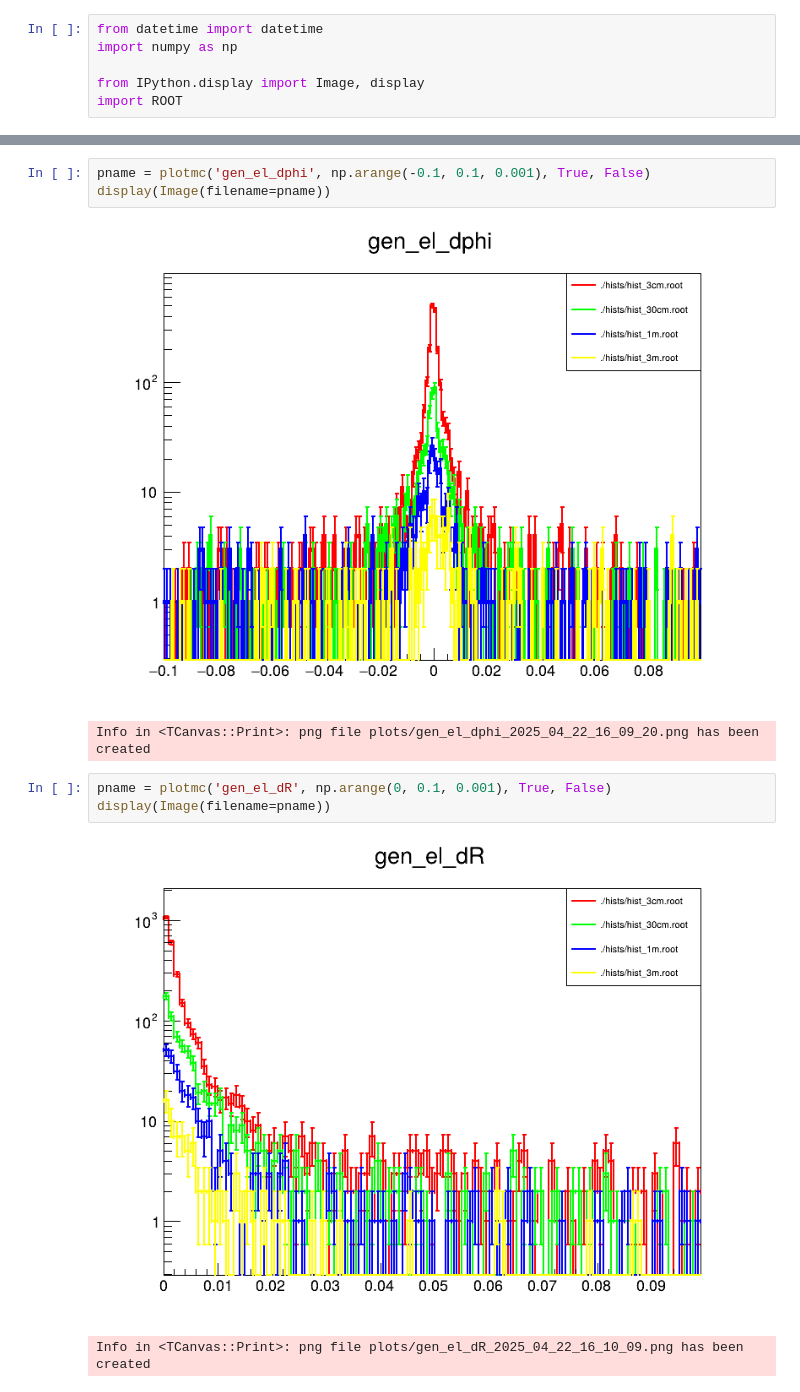
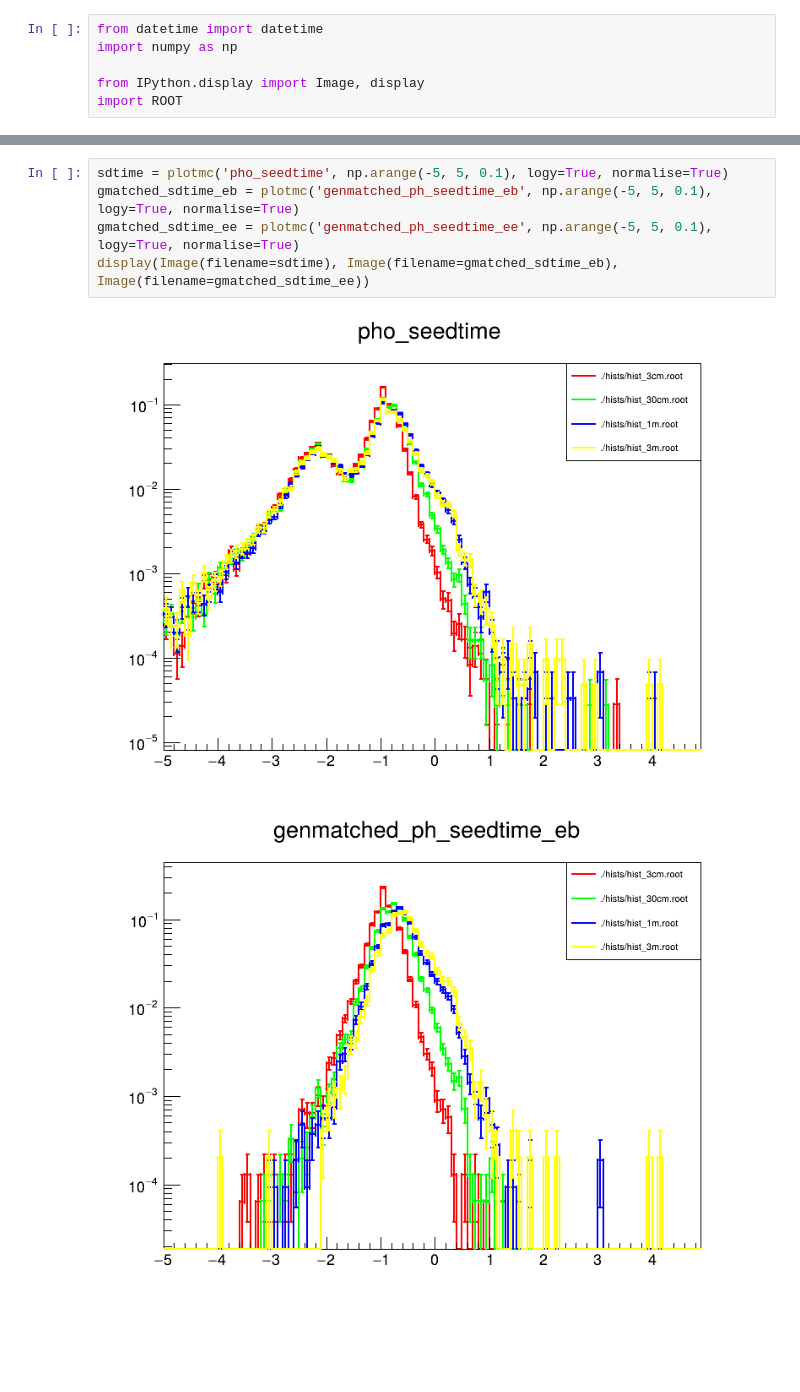
Before and after one commit to arsahasransu/LeptonDxyTriggerCMS, a Jupyter notebook: ProcessSeedTimeNanoToPlot/make_mc_plots.ipynb, the cells around one changed output, grey strips where cells are left out. Cells and saved outputs as stored; diff of their text form; blank space fills up the shorter version.

```diff
--- a/ProcessSeedTimeNanoToPlot/make_mc_plots.ipynb
+++ b/ProcessSeedTimeNanoToPlot/make_mc_plots.ipynb
@@ -76,12 +110,8 @@ Info in <TCanvas::Print>: png file plots/gen_el_deta_2025_04_22_16_08_42.png has
-# %%
-pname = plotmc('gen_el_dphi', np.arange(-0.1, 0.1, 0.001), True, False)
-display(Image(filename=pname))
-# %% [output]
-[figure, removed]
-Info in <TCanvas::Print>: png file plots/gen_el_dphi_2025_04_22_16_09_20.png has been created
-# %%
-pname = plotmc('gen_el_dR', np.arange(0, 0.1, 0.001), True, False)
-display(Image(filename=pname))
-# %% [output]
-[figure, removed]
-Info in <TCanvas::Print>: png file plots/gen_el_dR_2025_04_22_16_10_09.png has been created
+# %%
+sdtime = plotmc('pho_seedtime', np.arange(-5, 5, 0.1), logy=True, normalise=True)
+gmatched_sdtime_eb = plotmc('genmatched_ph_seedtime_eb', np.arange(-5, 5, 0.1), logy=True, normalise=True)
+gmatched_sdtime_ee = plotmc('genmatched_ph_seedtime_ee', np.arange(-5, 5, 0.1), logy=True, normalise=True)
+display(Image(filename=sdtime), Image(filename=gmatched_sdtime_eb), Image(filename=gmatched_sdtime_ee))
+# %% [output]
+[figure, added]
+[figure, added]
```
Also changed, not shown: parts of 11 cells of this notebook, 2 other files.
